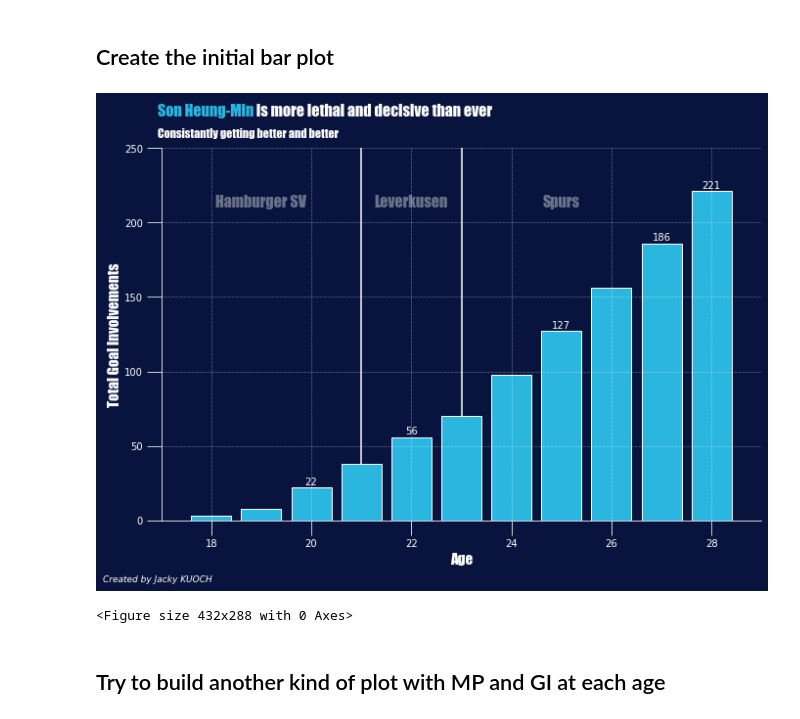
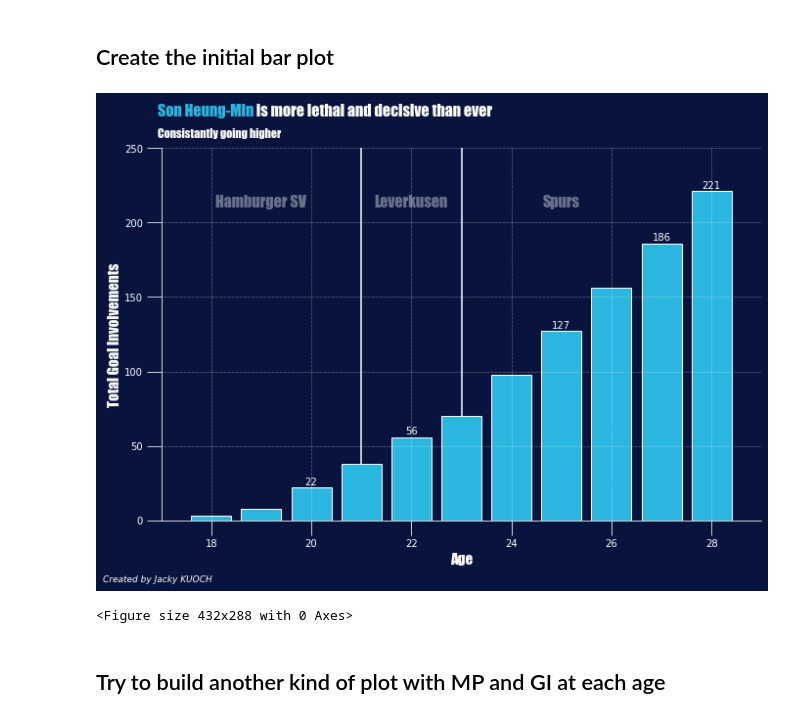
Before and after one commit to JackyKch/HeungMinSonJourney, a Jupyter notebook: coding/dataviz/Son_GI.ipynb, the cells around one changed output. Cells and saved outputs as stored; diff of their text form; code cells hidden in the pictures.

```diff
--- a/coding/dataviz/Son_GI.ipynb
+++ b/coding/dataviz/Son_GI.ipynb
@@ -97,35 +97,35 @@ age25 = plt.text(x=25, y=129, s=127, ha="center", size=10, color="w")
 #age25 = plt.text(x=25, y=129, s=127, ha="center", size=10, color="#2bb6e0")
 #age25.set_path_effects([path_effects.withStroke(linewidth=2, foreground="w")])
 
 # 27
 age27 = plt.text(x=27, y=188, s=186, ha="center", size=10, color="w")
 #age27 = plt.text(x=27, y=188, s=186, ha="center", size=10, color="#2bb6e0")
 #age27.set_path_effects([path_effects.withStroke(linewidth=2, foreground="w")])
 
 # 28
 age28 = plt.text(x=28, y=223, s=221, ha="center", size=10, color="w")
 #age28 = plt.text(x=28, y=223, s=221, ha="center", size=10, color="#2bb6e0")
 #age28.set_path_effects([path_effects.withStroke(linewidth=2, foreground="w")])
 
 # Set the ticks
 plt.xticks([18, 20, 22, 24,26, 28])
 plt.yticks([0,50,100,150,200,250])
 ax.set_ylim(0)
 plt.xlim(xmin=17, xmax=29)
 
 # Axes Label
 plt.xlabel("Age", color="w", fontsize=15 , **hfont)
 plt.ylabel("Total Goal Involvements", color="w", fontsize=15 , **hfont)
 
 # Title and credits
 fig_text(0.12,0.97, s="<Son Heung-Min> is more lethal and decisive than ever\n", highlight_textprops=[{"color": '#2bb6e0'}], fontsize = 16, fontweight = "bold", color = "w", **hfont)
-fig.text(0.12,0.9, "Consistantly getting better and better", fontsize = 12, fontweight="light", color = "w", **hfont)
+fig.text(0.12,0.9, "Consistantly going higher", fontsize = 12, fontweight="light", color = "w", **hfont)
 fig.text(0.05, 0, "Created by Jacky KUOCH",fontstyle="italic",fontsize=9, color="w")
 
 plt.show()
 plt.tight_layout()
 # %% [output]
-[figure, old version]
+[figure, new version]
 <Figure size 432x288 with 0 Axes>
 # %% [markdown]
 ## Try to build another kind of plot with MP and GI at each age
```
Also changed, not shown: parts of 4 cells of this notebook.
